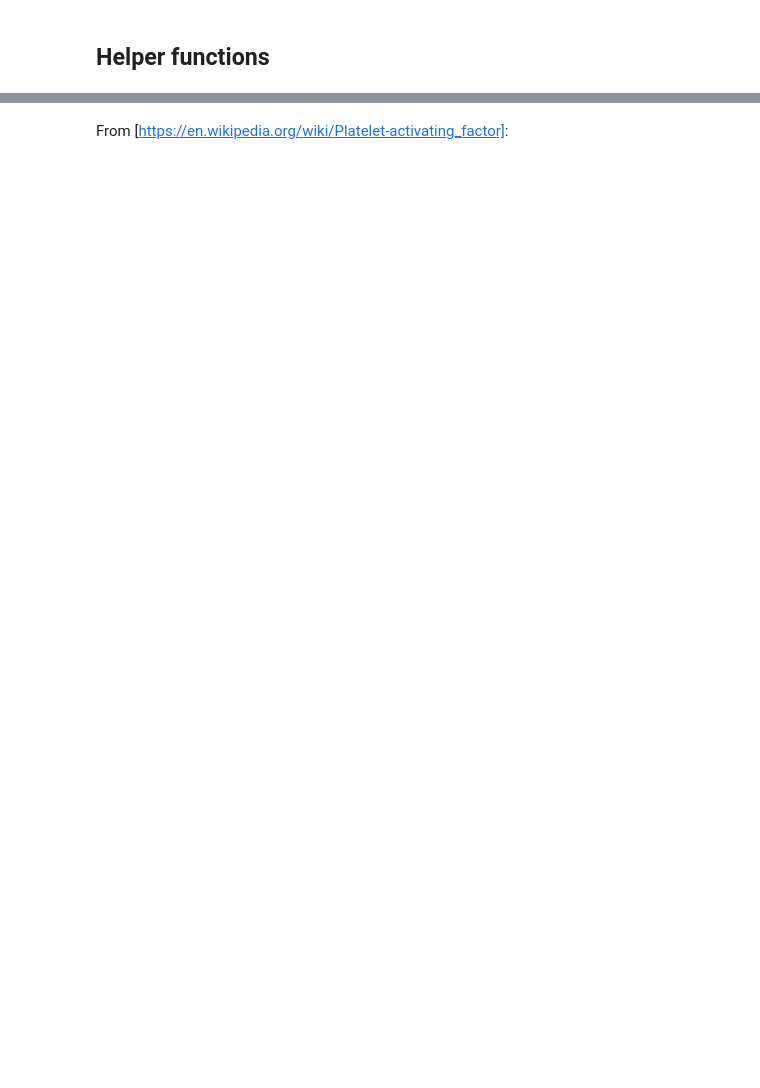
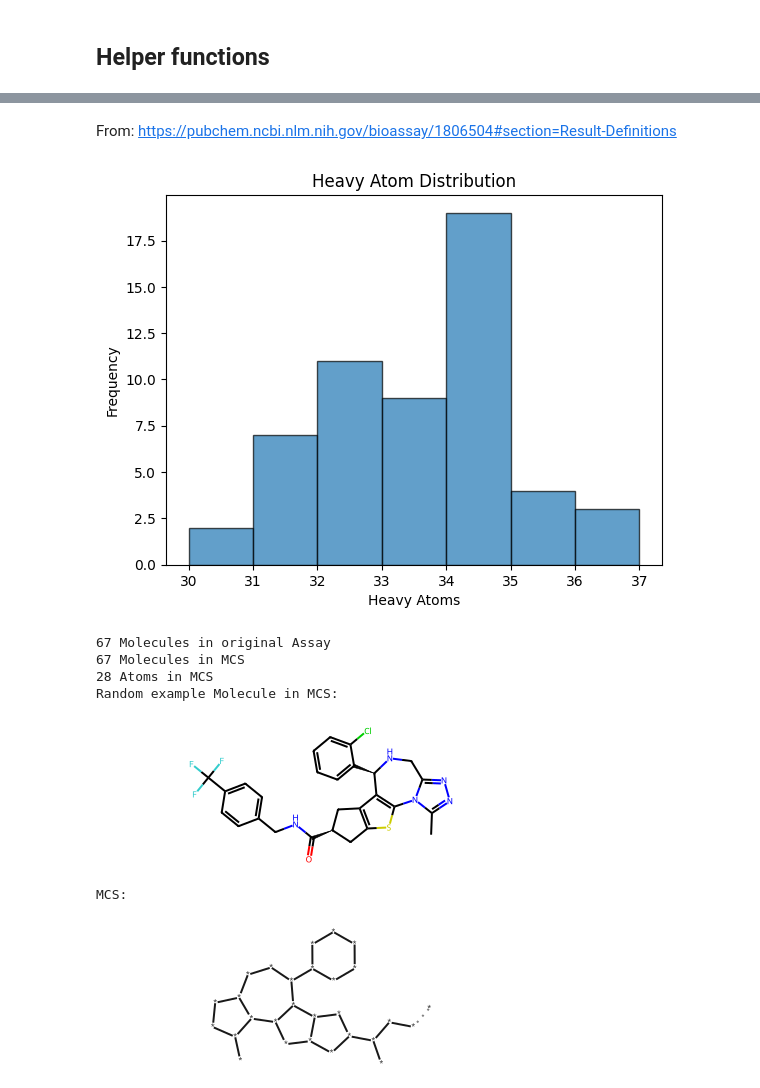
Before and after one commit to ciw-project-2023/ciw-project-2023, a Jupyter notebook: testdata.ipynb, the cells around one changed output, grey strips where cells are left out. Cells and saved outputs as stored; diff of their text form; code cells hidden in the pictures; blank space fills up the shorter version.

Commit message:
added pubchem bioassay analysis

```diff
--- a/testdata.ipynb
+++ b/testdata.ipynb
@@ -47,2 +52,0 @@ def print_mcs_matches(mols: dict[str, Mol]):
-# %% [markdown]
-From [https://en.wikipedia.org/wiki/Platelet-activating_factor]:
@@ -64,0 +53,13 @@ print_mcs_matches(PARf_antagonists)
+# %% [markdown]
+From: <https://pubchem.ncbi.nlm.nih.gov/bioassay/1806504#section=Result-Definitions>
+# %%
+analyze_bioassay(1806504)
+# %% [output]
+[figure, added]
+67 Molecules in original Assay
+67 Molecules in MCS
+28 Atoms in MCS
+Random example Molecule in MCS:
+[figure, added]
+MCS:
+[figure, added]
```
Also changed, not shown: parts of 18 cells of this notebook, 5 other files.
